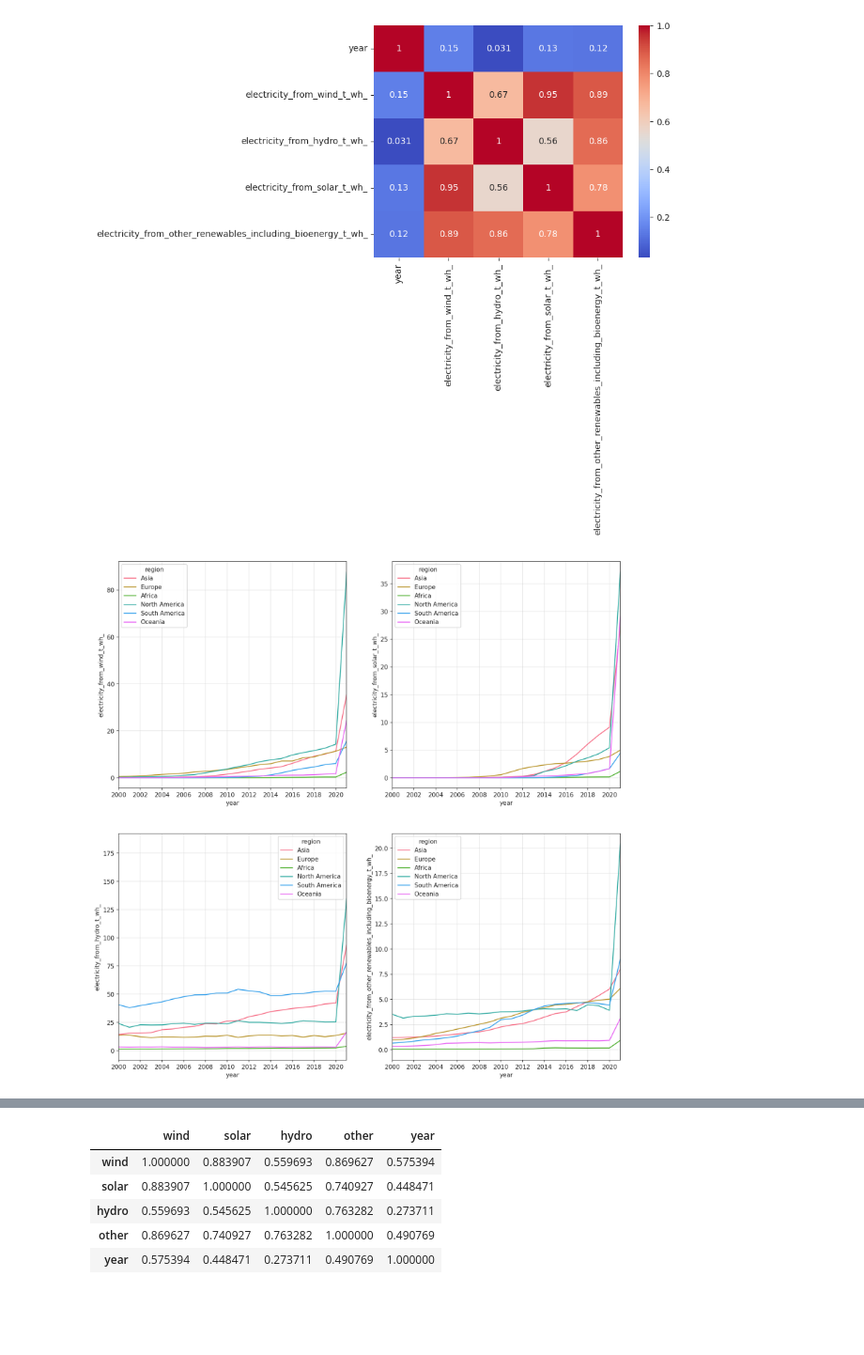
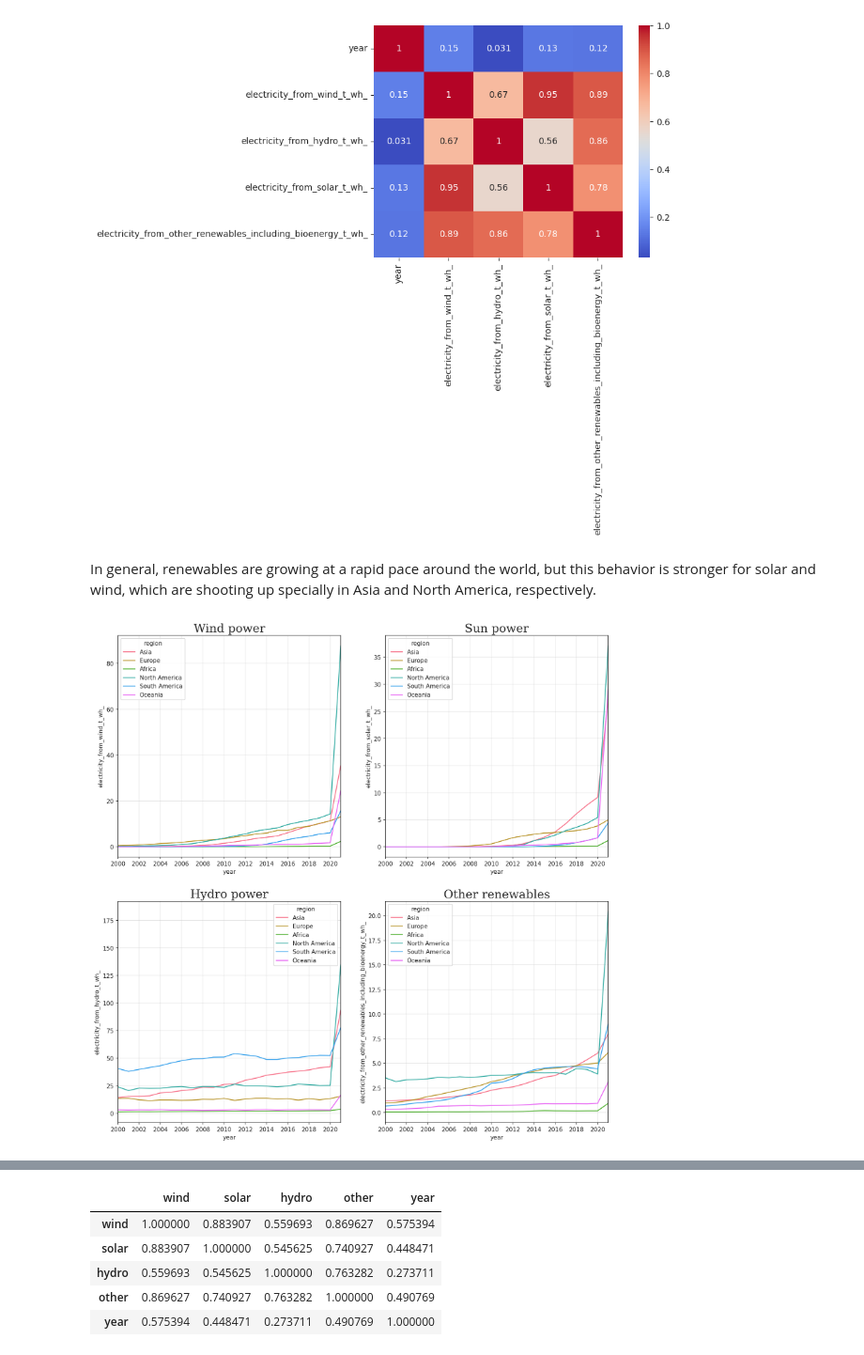
Before and after one commit to fenilenvinileno97/linear_regression, a Jupyter notebook: 4-final-project.ipynb, the cells around one changed output, grey strips where cells are left out. Shown at 94% size. Saved outputs shown, nothing was run; the diff lists cells and outputs as text; code cells hidden in the pictures; blank space fills up the shorter version.

Commit message:
(build) Continue with correlation analysis for renewable production growth trends by regions

```diff
--- a/4-final-project.ipynb
+++ b/4-final-project.ipynb
@@ -180,0 +183,10 @@ plt.show()
+# %%
+fig, axis = plt.subplots(nrows=2, ncols=2, figsize=(7, 7), dpi=150)
+sns.histplot(data=mprod_df, x="electricity_from_wind_t_wh_", ax=axis.flat[0], bins=50)
+sns.histplot(data=mprod_df, x="electricity_from_hydro_t_wh_", ax=axis.flat[1], bins=50)
+sns.histplot(data=mprod_df, x="electricity_from_solar_t_wh_", ax=axis.flat[2], bins=50)
+sns.histplot(data=mprod_df, x="electricity_from_other_renewables_including_bioenergy_t_wh_", ax=axis.flat[3], bins=50)
+for ax in axis.flat:
+    ax.set_ylim(0, 500) # A 15% of scale
+plt.tight_layout()
+plt.show()
@@ -195,20 +213,26 @@ sns.heatmap(data=corr, cbar=True, cmap="coolwarm", annot=True)
 plt.show()
 # %% [output]
 [figure]
+# %% [markdown]
+In general, renewables are growing at a rapid pace around the world, but this behavior is stronger for solar and wind, which are shooting up specially in Asia and North America, respectively.
 # %%
 fig, axis = plt.subplots(nrows=2, ncols=2, figsize=(15,15), dpi=150)
 lines1 = sns.lineplot(data=filtered_df, x="year", y="electricity_from_wind_t_wh_", hue="region", errorbar=None, ax=axis.flat[0], markers=["o"])
+axis.flat[0].set_title("Wind power", fontdict=font1)
 lines2 = sns.lineplot(data=filtered_df, x="year", y="electricity_from_solar_t_wh_", hue="region", errorbar=None, ax=axis.flat[1], markers=True)
+axis.flat[1].set_title("Sun power", fontdict=font1)
 lines3 = sns.lineplot(data=filtered_df, x="year", y="electricity_from_hydro_t_wh_", hue="region", errorbar=None, ax=axis.flat[2], markers=True)
+axis.flat[2].set_title("Hydro power", fontdict=font1)
 lines4 = sns.lineplot(data=filtered_df, x="year", y="electricity_from_other_renewables_including_bioenergy_t_wh_", hue="region", errorbar=None, ax=axis.flat[3])
+axis.flat[3].set_title("Other renewables", fontdict=font1)
 labels = [str(x) for x in np.arange(2000, 2021, 2)]
 for ax in axis.flat:
     ax.set_xlim(2000, 2021)
     ax.set_xticks(ticks=np.arange(2000, 2021, 2), labels=labels)
     ax.grid(alpha=0.5)
 plt.show()
 # %% [output]
-[figure, old version]
+[figure, new version]
 # %%
 # -- SELECT SUM(`Electricity from Wind (TWh)`) AS wind, SUM(`Electricity from solar (TWh)`) AS solar, SUM(`Electricity from hydro (TWh)`) AS hydro, SUM(`Electricity from other renewables including bioenergy (TWh)`) AS other_renewables_including_bioenergy, `Year` AS year, `Region` as region --
 # -- FROM production
```
Also changed, not shown: parts of 5 cells of this notebook.
